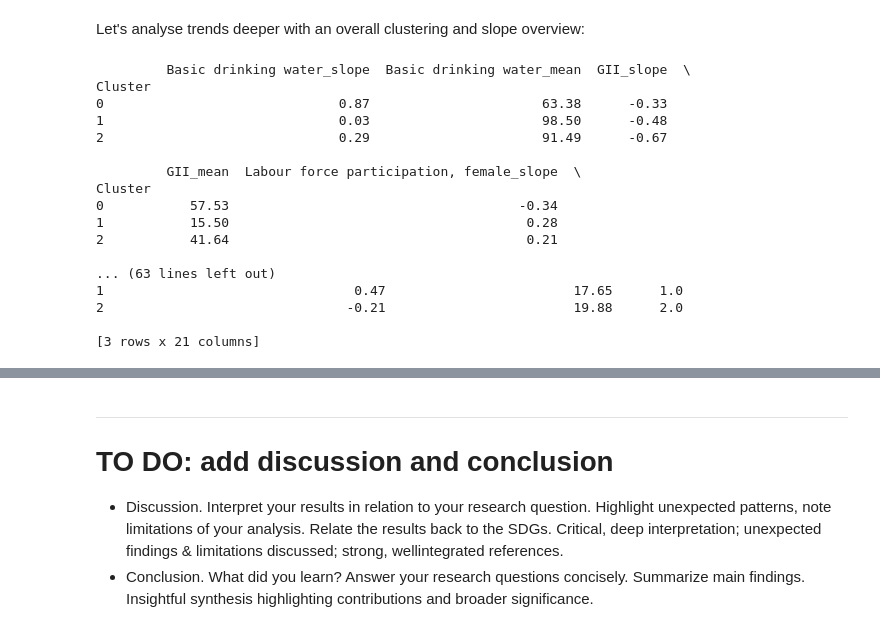
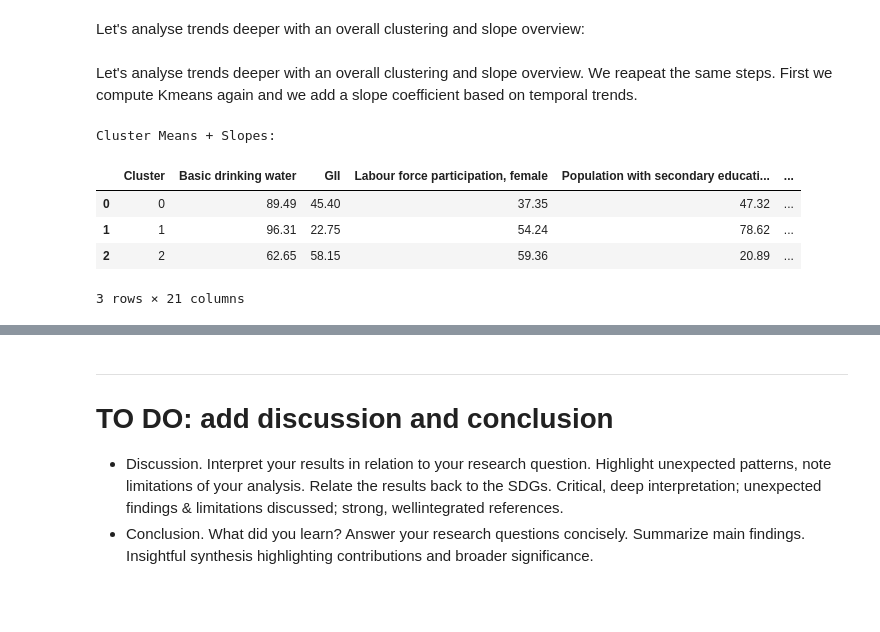
Before and after one commit to lukavicius/Gender-Equality-and-Sustainability, a Jupyter notebook: Project.ipynb, the cells around one changed output, grey strips where cells are left out. Cells and saved outputs as stored; diff of their text form; code cells hidden in the pictures; blank space fills up the shorter version.

```diff
--- a/Project.ipynb
+++ b/Project.ipynb
@@ -1111,18 +1060,3 @@ Clusters 0 and 2 seem to have switched. More countries join cluster 1, the numbe
 ## 4.2. Trends
 # %% [markdown]
  Let's analyse trends deeper with an overall clustering and slope overview:
-# %%
-trend_features = []
-
-for country, group in data.groupby('country'):
-    group = group.sort_values('year')
-    features = {'country': country}
-
-    for col in numeric_cols:
-        slope, intercept = np.polyfit(group['year'], group[col], 1)
-        features[f'{col}_slope'] = slope
-        features[f'{col}_mean'] = group[col].mean()
-
-    trend_features.append(features)
-
-df_trends = pd.DataFrame(trend_features)
@@ -1135,23 +1063,32 @@ df_trends['Cluster'] = kmeans.fit_predict(X_trends)
-# %%
-numeric_cols_trends = df_trends.select_dtypes(include=np.number).columns
-cluster_summary = df_trends.groupby('Cluster')[numeric_cols_trends].mean().round(2)
-print(cluster_summary)
-# %% [output]
-         Basic drinking water_slope  Basic drinking water_mean  GII_slope  \
-Cluster
-0                              0.87                      63.38      -0.33
-1                              0.03                      98.50      -0.48
-2                              0.29                      91.49      -0.67
-
-         GII_mean  Labour force participation, female_slope  \
-Cluster
-0           57.53                                     -0.34
-1           15.50                                      0.28
-2           41.64                                      0.21
-
-... (63 lines left out)
-1                                0.47                        17.65      1.0
-2                               -0.21                        19.88      2.0
-
-[3 rows x 21 columns]
+# %% [markdown]
+ Let's analyse trends deeper with an overall clustering and slope overview. We reapeat the same steps. First we compute Kmeans again and we add a slope coefficient based on temporal trends.
+# %%
+country_avg = data.groupby('country')[numeric_cols].mean()
+trends_labels = cluster_kmeans(country_avg[numeric_cols], n_clusters=3)
+country_avg['Cluster'] = trends_labels.astype(int)
+trends = data.merge(country_avg[['Cluster']], left_on='country', right_index=True)
+
+cluster_slopes_list = []
+for cluster, group in trends.groupby('Cluster'):
+    # compute cluster average per year to show temporal trend
+    yearly_avg = group.groupby('year')[numeric_cols].mean().reset_index()
+    slopes = {'Cluster': cluster}
+    for col in numeric_cols:
+        slope, _ = np.polyfit(yearly_avg['year'], yearly_avg[col], 1)
+        slopes[f'{col}_slope'] = slope
+    cluster_slopes_list.append(slopes)
+cluster_slopes = pd.DataFrame(cluster_slopes_list)
+
+cluster_means = trends.groupby('Cluster')[numeric_cols].mean().round(2)
+df_trends = cluster_means.merge(cluster_slopes, on='Cluster')
+
+print("Cluster Means + Slopes:")
+display(df_trends)
+# %% [output]
+Cluster Means + Slopes:
+|  | Cluster | Basic drinking water | GII | Labour force participation, female | Population with secondary educati... | ... |
+| 0 | 0 | 89.49 | 45.40 | 37.35 | 47.32 | ... |
+| 1 | 1 | 96.31 | 22.75 | 54.24 | 78.62 | ... |
+| 2 | 2 | 62.65 | 58.15 | 59.36 | 20.89 | ... |
+3 rows × 21 columns
 # %% [markdown]
```
Also changed, not shown: parts of 22 cells of this notebook.
